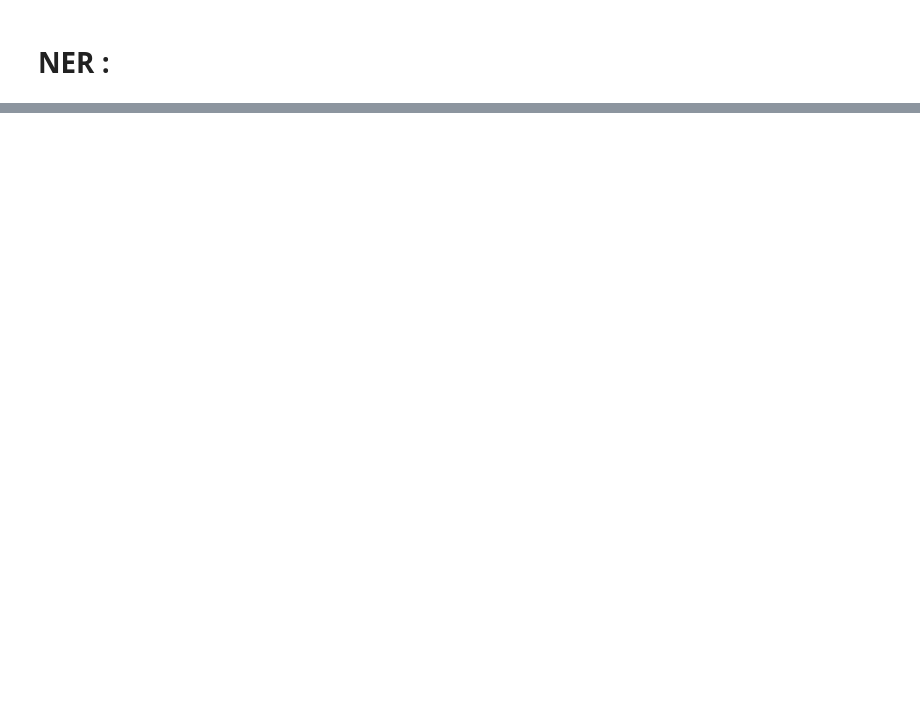
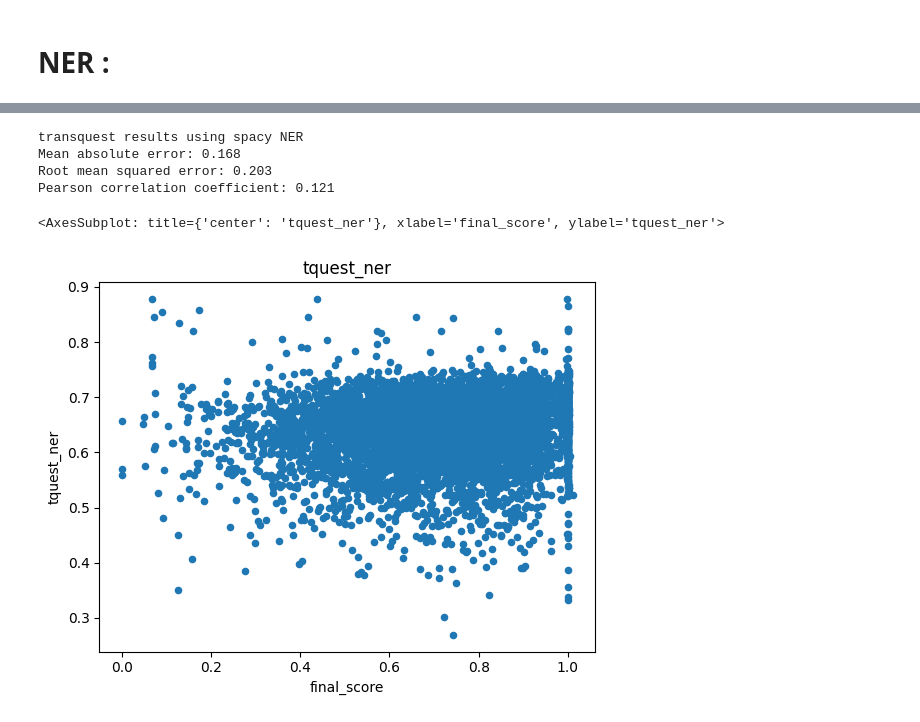
Before and after one commit to slimane-msb/TransQuest, a Jupyter notebook: NER/ner_trquest.ipynb, the cells around one changed output, grey strips where cells are left out. Saved outputs shown, nothing was run; the diff lists cells and outputs as text; code cells hidden in the pictures; blank space fills up the shorter version.

```diff
--- a/NER/ner_trquest.ipynb
+++ b/NER/ner_trquest.ipynb
@@ -115,0 +105,4 @@ for ent in doc.ents:
+# %%
+import pandas as pd
+df = pd.read_csv("output_quest_ner.csv")
+df.head(3)
@@ -115,0 +144,16 @@ for ent in doc.ents:
+# %%
+print("transquest results using spacy NER")
+print(mae_metric(df["final_score"],df["tquest_ner"]))
+print(rmse_metric(df["final_score"],df["tquest_ner"]))
+print(pearsonr_metric(df["final_score"],df["tquest_ner"]))
+# %% [output]
+transquest results using spacy NER
+Mean absolute error: 0.168
+Root mean squared error: 0.203
+Pearson correlation coefficient: 0.121
+# %%
+plot = df.plot.scatter(x="final_score", y="tquest_ner", title="tquest_ner")
+plot
+# %% [output]
+<AxesSubplot: title={'center': 'tquest_ner'}, xlabel='final_score', ylabel='tquest_ner'>
+[figure, added]
```
Also changed, not shown: parts of 39 cells of this notebook, 1 other file.
